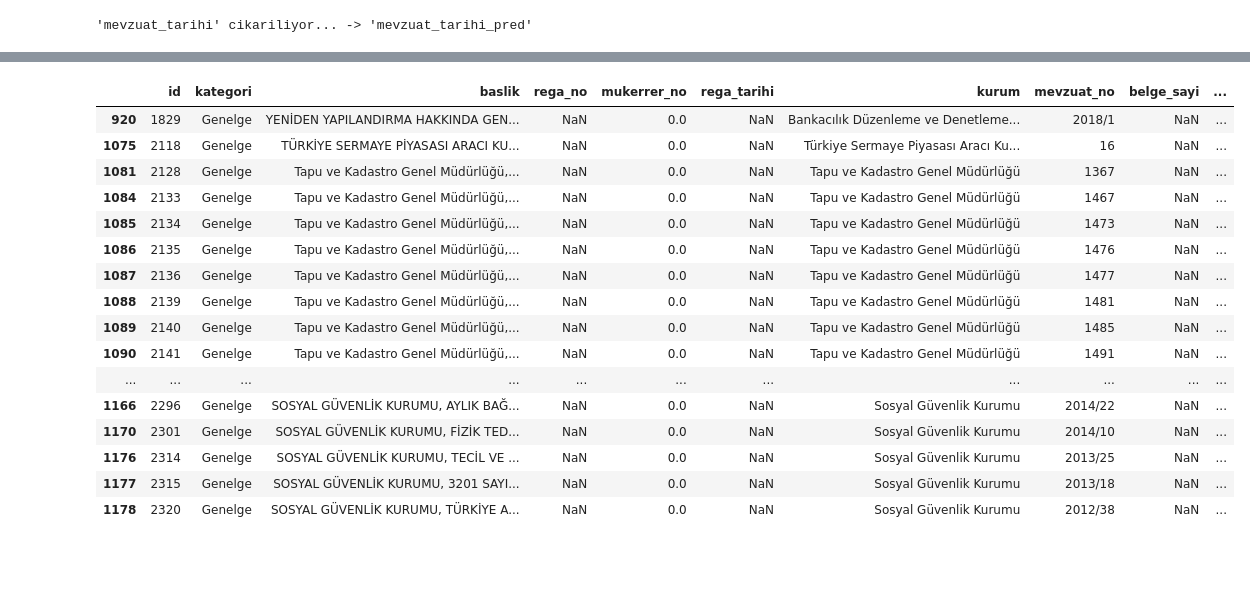
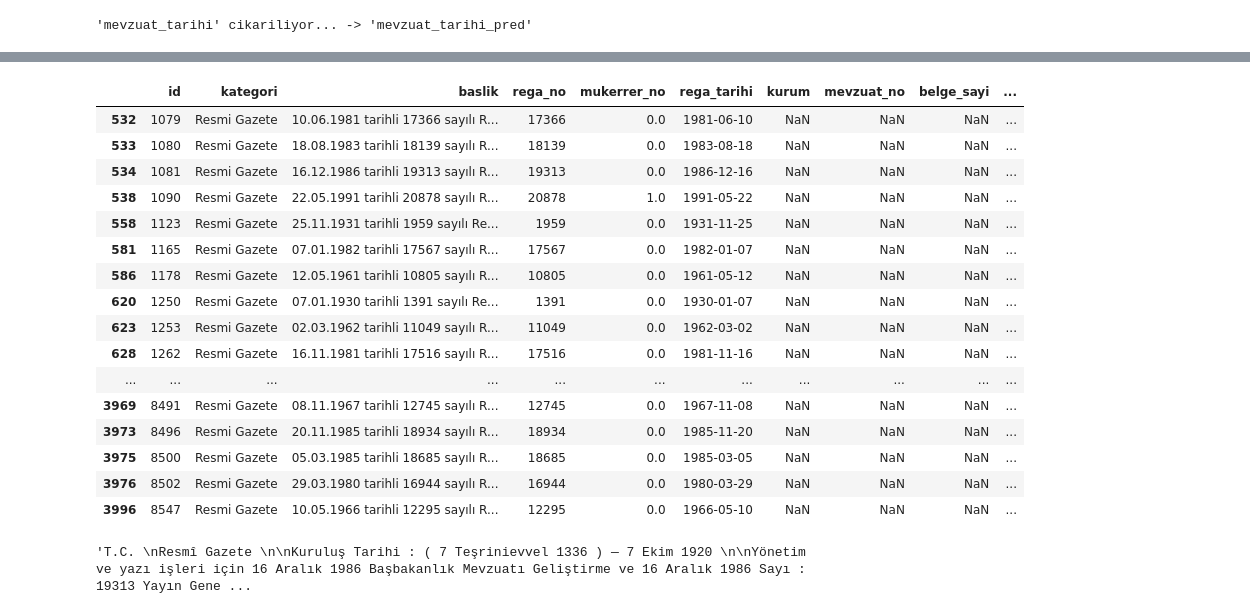
Before and after one commit to L2-Regulasyon/Teknofest2022, a Jupyter notebook: notebook/teknofest_tarik.ipynb, the cells around one changed output, grey strips where cells are left out. Drawn from its saved outputs; the diff is of its cells as text; code cells hidden in the pictures; blank space fills up the shorter version.

Commit message:
rega no, mukerrer no, sira no added

```diff
--- a/notebook/teknofest_tarik.ipynb
+++ b/notebook/teknofest_tarik.ipynb
@@ -290,20 +326,24 @@ re.findall(r'\d{2}.\d{2}.\d{4}', df.data_text[1084])
 # %%
-df[(df.kategori=='Genelge')&df.mevzuat_tarihi_pred.isna()]
+df[(df.kategori=='Resmi Gazete')&(df.rega_tarihi_pred.isnull())]
 # %% [output]
 |  | id | kategori | baslik | rega_no | mukerrer_no | rega_tarihi | kurum | mevzuat_no | belge_sayi | ... |
-| 920 | 1829 | Genelge | YENİDEN YAPILANDIRMA HAKKINDA GEN... | NaN | 0.0 | NaN | Bankacılık Düzenleme ve Denetleme... | 2018/1 | NaN | ... |
-| 1075 | 2118 | Genelge | TÜRKİYE SERMAYE PİYASASI ARACI KU... | NaN | 0.0 | NaN | Türkiye Sermaye Piyasası Aracı Ku... | 16 | NaN | ... |
-| 1081 | 2128 | Genelge | Tapu ve Kadastro Genel Müdürlüğü,... | NaN | 0.0 | NaN | Tapu ve Kadastro Genel Müdürlüğü | 1367 | NaN | ... |
-| 1084 | 2133 | Genelge | Tapu ve Kadastro Genel Müdürlüğü,... | NaN | 0.0 | NaN | Tapu ve Kadastro Genel Müdürlüğü | 1467 | NaN | ... |
-| 1085 | 2134 | Genelge | Tapu ve Kadastro Genel Müdürlüğü,... | NaN | 0.0 | NaN | Tapu ve Kadastro Genel Müdürlüğü | 1473 | NaN | ... |
-| 1086 | 2135 | Genelge | Tapu ve Kadastro Genel Müdürlüğü,... | NaN | 0.0 | NaN | Tapu ve Kadastro Genel Müdürlüğü | 1476 | NaN | ... |
-| 1087 | 2136 | Genelge | Tapu ve Kadastro Genel Müdürlüğü,... | NaN | 0.0 | NaN | Tapu ve Kadastro Genel Müdürlüğü | 1477 | NaN | ... |
-| 1088 | 2139 | Genelge | Tapu ve Kadastro Genel Müdürlüğü,... | NaN | 0.0 | NaN | Tapu ve Kadastro Genel Müdürlüğü | 1481 | NaN | ... |
-| 1089 | 2140 | Genelge | Tapu ve Kadastro Genel Müdürlüğü,... | NaN | 0.0 | NaN | Tapu ve Kadastro Genel Müdürlüğü | 1485 | NaN | ... |
-| 1090 | 2141 | Genelge | Tapu ve Kadastro Genel Müdürlüğü,... | NaN | 0.0 | NaN | Tapu ve Kadastro Genel Müdürlüğü | 1491 | NaN | ... |
+| 532 | 1079 | Resmi Gazete | 10.06.1981 tarihli 17366 sayılı R... | 17366 | 0.0 | 1981-06-10 | NaN | NaN | NaN | ... |
+| 533 | 1080 | Resmi Gazete | 18.08.1983 tarihli 18139 sayılı R... | 18139 | 0.0 | 1983-08-18 | NaN | NaN | NaN | ... |
+| 534 | 1081 | Resmi Gazete | 16.12.1986 tarihli 19313 sayılı R... | 19313 | 0.0 | 1986-12-16 | NaN | NaN | NaN | ... |
+| 538 | 1090 | Resmi Gazete | 22.05.1991 tarihli 20878 sayılı R... | 20878 | 1.0 | 1991-05-22 | NaN | NaN | NaN | ... |
+| 558 | 1123 | Resmi Gazete | 25.11.1931 tarihli 1959 sayılı Re... | 1959 | 0.0 | 1931-11-25 | NaN | NaN | NaN | ... |
+| 581 | 1165 | Resmi Gazete | 07.01.1982 tarihli 17567 sayılı R... | 17567 | 0.0 | 1982-01-07 | NaN | NaN | NaN | ... |
+| 586 | 1178 | Resmi Gazete | 12.05.1961 tarihli 10805 sayılı R... | 10805 | 0.0 | 1961-05-12 | NaN | NaN | NaN | ... |
+| 620 | 1250 | Resmi Gazete | 07.01.1930 tarihli 1391 sayılı Re... | 1391 | 0.0 | 1930-01-07 | NaN | NaN | NaN | ... |
+| 623 | 1253 | Resmi Gazete | 02.03.1962 tarihli 11049 sayılı R... | 11049 | 0.0 | 1962-03-02 | NaN | NaN | NaN | ... |
+| 628 | 1262 | Resmi Gazete | 16.11.1981 tarihli 17516 sayılı R... | 17516 | 0.0 | 1981-11-16 | NaN | NaN | NaN | ... |
 | ... | ... | ... | ... | ... | ... | ... | ... | ... | ... | ... |
-| 1166 | 2296 | Genelge | SOSYAL GÜVENLİK KURUMU, AYLIK BAĞ... | NaN | 0.0 | NaN | Sosyal Güvenlik Kurumu | 2014/22 | NaN | ... |
-| 1170 | 2301 | Genelge | SOSYAL GÜVENLİK KURUMU, FİZİK TED... | NaN | 0.0 | NaN | Sosyal Güvenlik Kurumu | 2014/10 | NaN | ... |
-| 1176 | 2314 | Genelge | SOSYAL GÜVENLİK KURUMU, TECİL VE ... | NaN | 0.0 | NaN | Sosyal Güvenlik Kurumu | 2013/25 | NaN | ... |
-| 1177 | 2315 | Genelge | SOSYAL GÜVENLİK KURUMU, 3201 SAYI... | NaN | 0.0 | NaN | Sosyal Güvenlik Kurumu | 2013/18 | NaN | ... |
-| 1178 | 2320 | Genelge | SOSYAL GÜVENLİK KURUMU, TÜRKİYE A... | NaN | 0.0 | NaN | Sosyal Güvenlik Kurumu | 2012/38 | NaN | ... |
+| 3969 | 8491 | Resmi Gazete | 08.11.1967 tarihli 12745 sayılı R... | 12745 | 0.0 | 1967-11-08 | NaN | NaN | NaN | ... |
+| 3973 | 8496 | Resmi Gazete | 20.11.1985 tarihli 18934 sayılı R... | 18934 | 0.0 | 1985-11-20 | NaN | NaN | NaN | ... |
+| 3975 | 8500 | Resmi Gazete | 05.03.1985 tarihli 18685 sayılı R... | 18685 | 0.0 | 1985-03-05 | NaN | NaN | NaN | ... |
+| 3976 | 8502 | Resmi Gazete | 29.03.1980 tarihli 16944 sayılı R... | 16944 | 0.0 | 1980-03-29 | NaN | NaN | NaN | ... |
+| 3996 | 8547 | Resmi Gazete | 10.05.1966 tarihli 12295 sayılı R... | 12295 | 0.0 | 1966-05-10 | NaN | NaN | NaN | ... |
+# %%
+resmi_gazete.data_text[534]#.lower().replace(' ','')
+# %% [output]
+'T.C. \nResmî Gazete \n\nKuruluş Tarihi : ( 7 Teşrinievvel 1336 ) — 7 Ekim 1920 \n\nYönetim ve yazı işleri için 16 Aralık 1986 Başbakanlık Mevzuatı Geliştirme ve 16 Aralık 1986 Sayı : 19313 Yayın Gene ...
```
Also changed, not shown: parts of 44 cells of this notebook, 2 other files.
